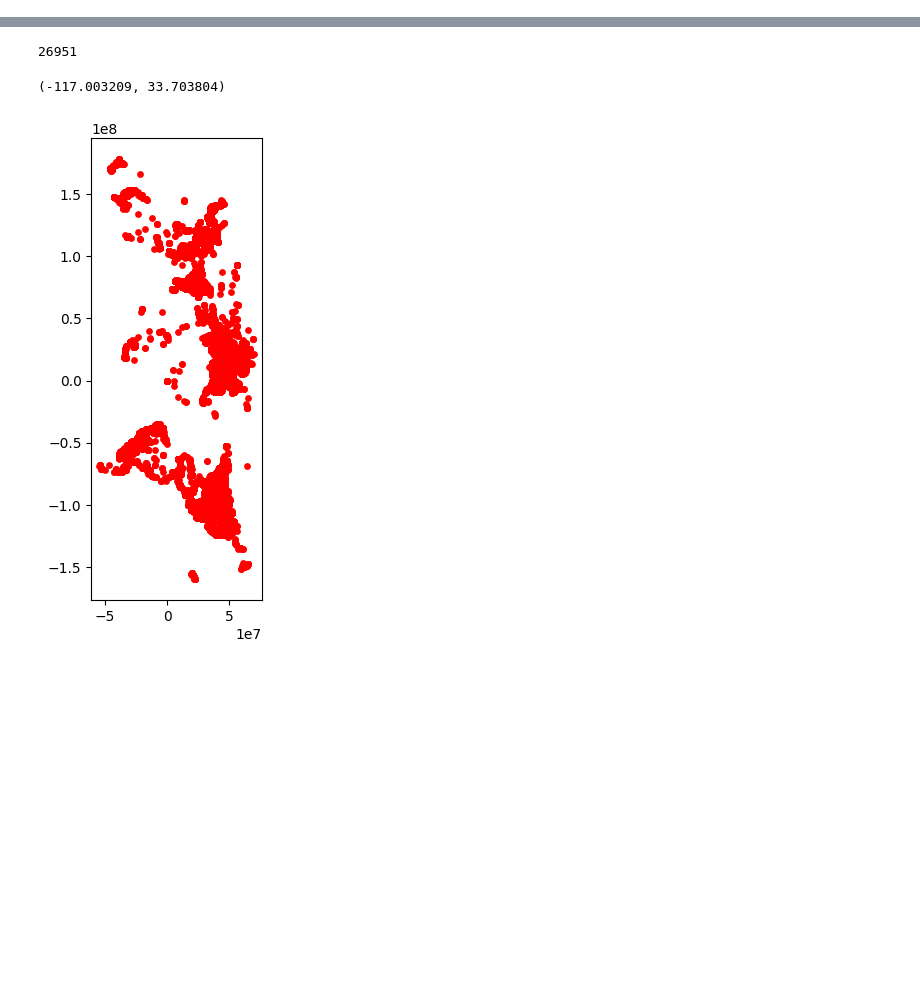
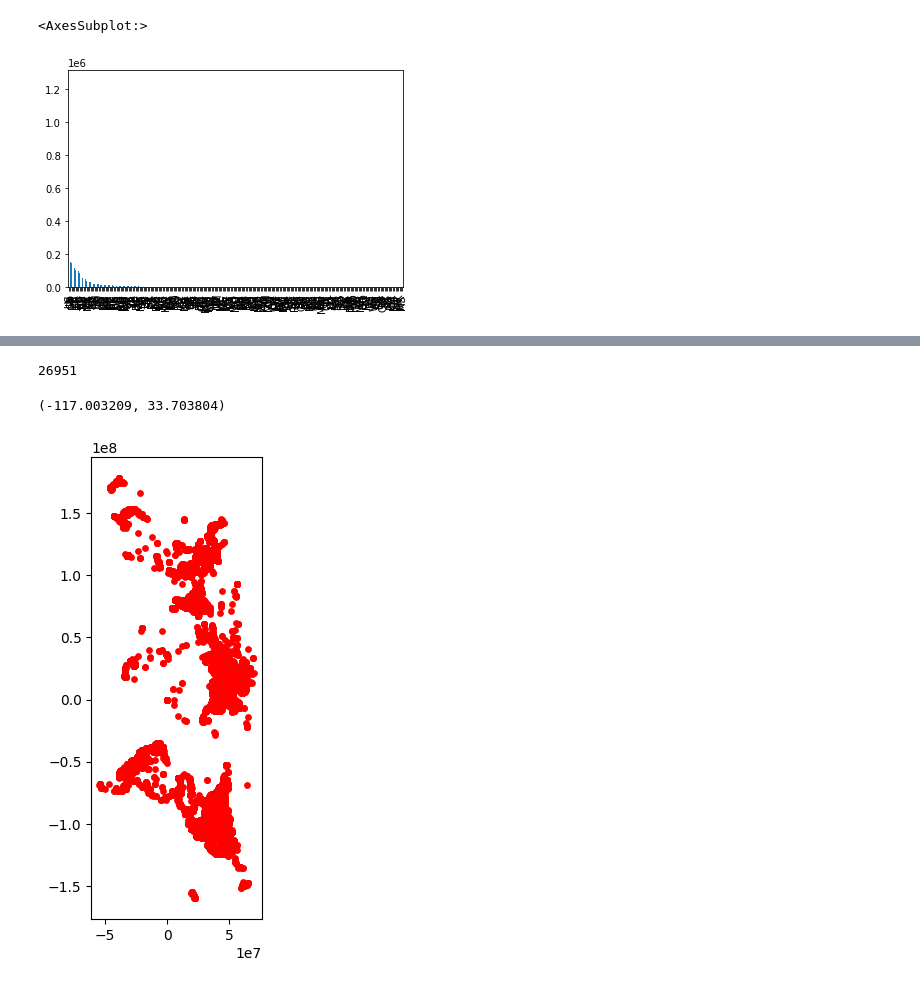
Before and after one commit to s7desai/google-local-reviews, a Jupyter notebook: data_proc.ipynb, the cells around one changed output, grey strips where cells are left out. Saved outputs shown, nothing was run; the diff lists cells and outputs as text; code cells hidden in the pictures; blank space fills up the shorter version.

Commit message:
Update place frequency chart. Scale not fixed

```diff
--- a/data_proc.ipynb
+++ b/data_proc.ipynb
@@ -33,0 +60,5 @@ for l in tqdm(parse(reviews_file)):
+# %%
+gps_coordinates = []
+for place in places_data:
+    if (place["gps"] != None and len(place["gps"]) != 0):
+        gps_coordinates.append(place["gps"])
@@ -33,0 +67,5 @@ for l in tqdm(parse(reviews_file)):
+# %%
+location = reverse_geocode.search(gps_coordinates)
+# %%
+import pandas as pd
+df = pd.DataFrame(location)
@@ -33,0 +81,5 @@ for l in tqdm(parse(reviews_file)):
+# %%
+df["country_code"].value_counts().plot(kind='bar')
+# %% [output]
+<AxesSubplot:>
+[figure, added]
```
Also changed, not shown: parts of 11 cells of this notebook, 1 other file.
